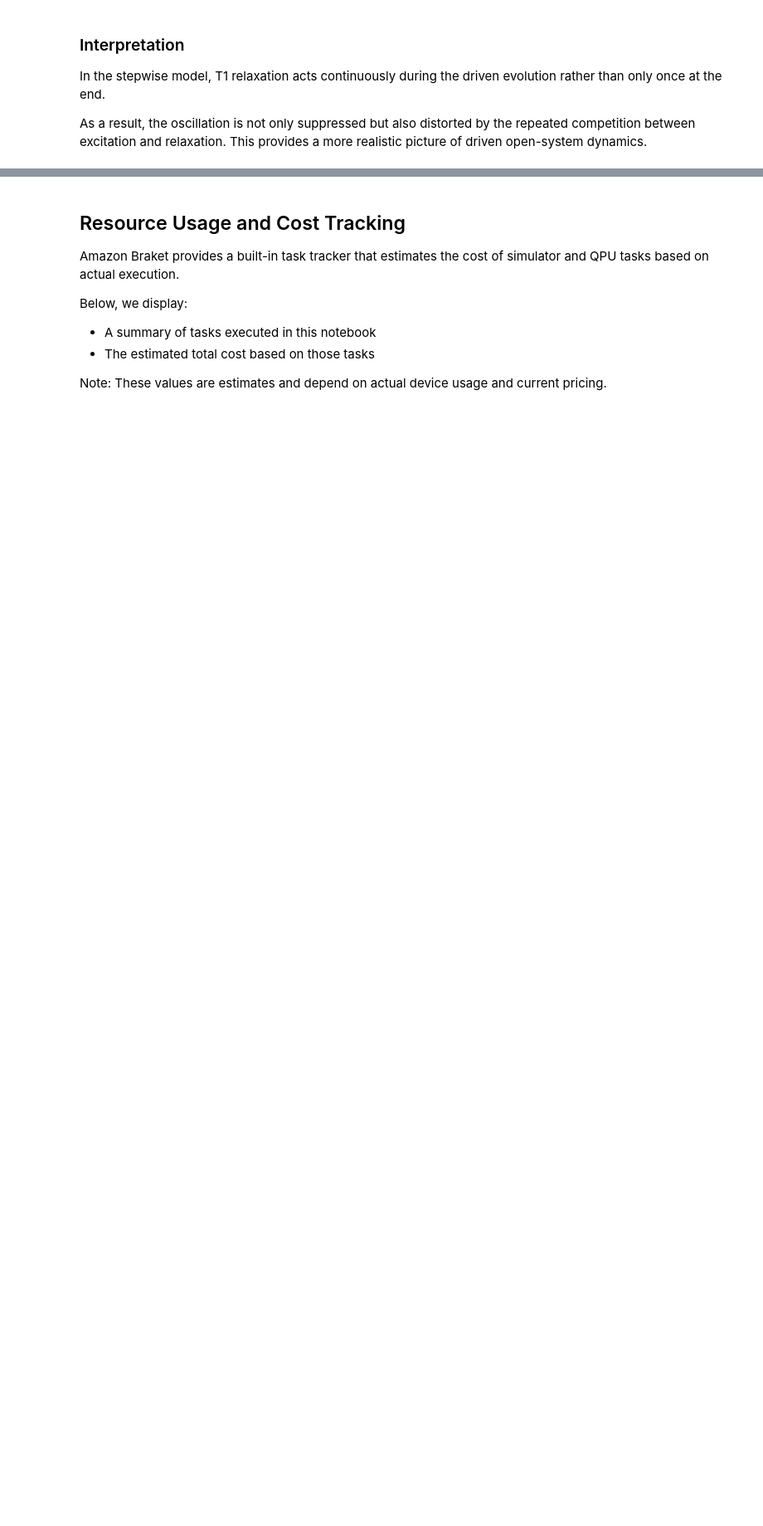
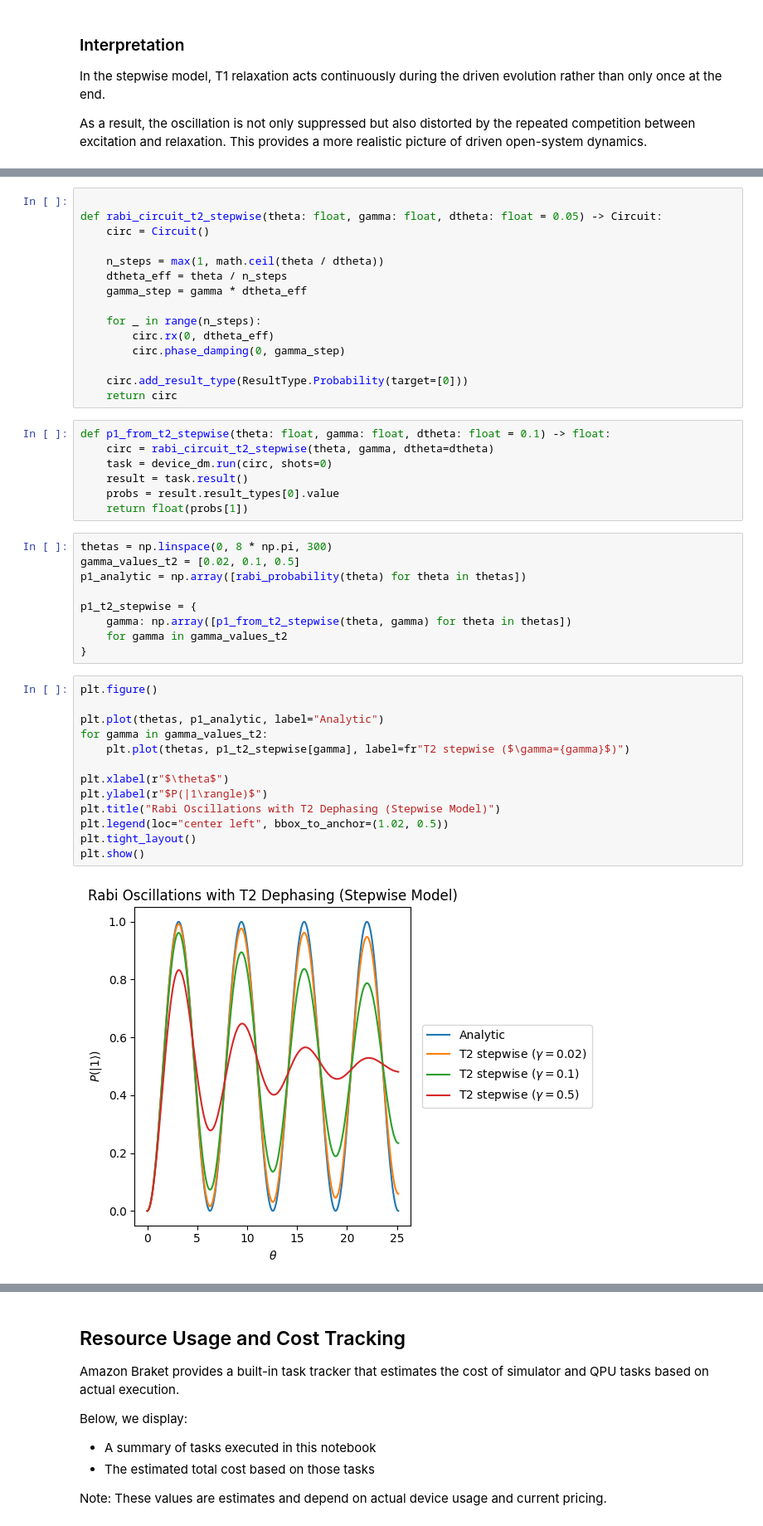
Before and after one commit to amazon-braket/amazon-braket-algorithm-library, a Jupyter notebook: notebooks/textbook/Rabi_Oscillations.ipynb, the cells around one changed output, grey strips where cells are left out. Shown at 83% size. Cells and saved outputs as stored; diff of their text form; blank space fills up the shorter version.

```diff
--- a/notebooks/textbook/Rabi_Oscillations.ipynb
+++ b/notebooks/textbook/Rabi_Oscillations.ipynb
@@ -282,0 +294,46 @@ As a result, the oscillation is not only suppressed but also distorted by the re
+# %%
+
+def rabi_circuit_t2_stepwise(theta: float, gamma: float, dtheta: float = 0.05) -> Circuit:
+    circ = Circuit()
+
+    n_steps = max(1, math.ceil(theta / dtheta))
+    dtheta_eff = theta / n_steps
+    gamma_step = gamma * dtheta_eff
+
+    for _ in range(n_steps):
+        circ.rx(0, dtheta_eff)
+        circ.phase_damping(0, gamma_step)
+
+    circ.add_result_type(ResultType.Probability(target=[0]))
+    return circ
+# %%
+def p1_from_t2_stepwise(theta: float, gamma: float, dtheta: float = 0.1) -> float:
+    circ = rabi_circuit_t2_stepwise(theta, gamma, dtheta=dtheta)
+    task = device_dm.run(circ, shots=0)
+    result = task.result()
+    probs = result.result_types[0].value
+    return float(probs[1])
+# %%
+thetas = np.linspace(0, 8 * np.pi, 300)
+gamma_values_t2 = [0.02, 0.1, 0.5]
+p1_analytic = np.array([rabi_probability(theta) for theta in thetas])
+
+p1_t2_stepwise = {
+    gamma: np.array([p1_from_t2_stepwise(theta, gamma) for theta in thetas])
+    for gamma in gamma_values_t2
+}
+# %%
+plt.figure()
+
+plt.plot(thetas, p1_analytic, label="Analytic")
+for gamma in gamma_values_t2:
+    plt.plot(thetas, p1_t2_stepwise[gamma], label=fr"T2 stepwise ($\gamma={gamma}$)")
+
+plt.xlabel(r"$\theta$")
+plt.ylabel(r"$P(|1\rangle)$")
+plt.title("Rabi Oscillations with T2 Dephasing (Stepwise Model)")
+plt.legend(loc="center left", bbox_to_anchor=(1.02, 0.5))
+plt.tight_layout()
+plt.show()
+# %% [output]
+[figure, added]
```
Also changed, not shown: parts of 11 cells of this notebook.
